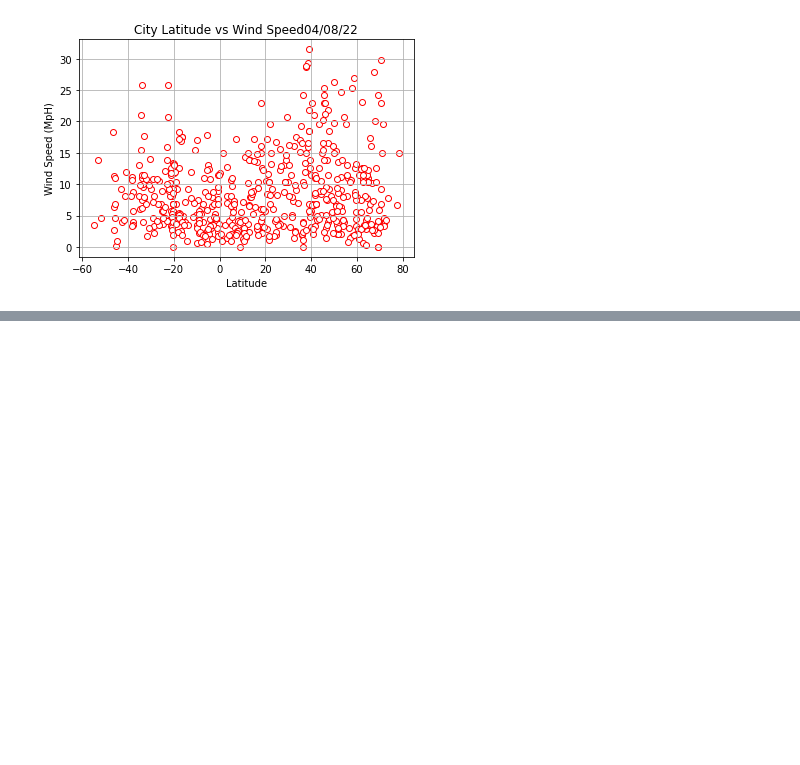
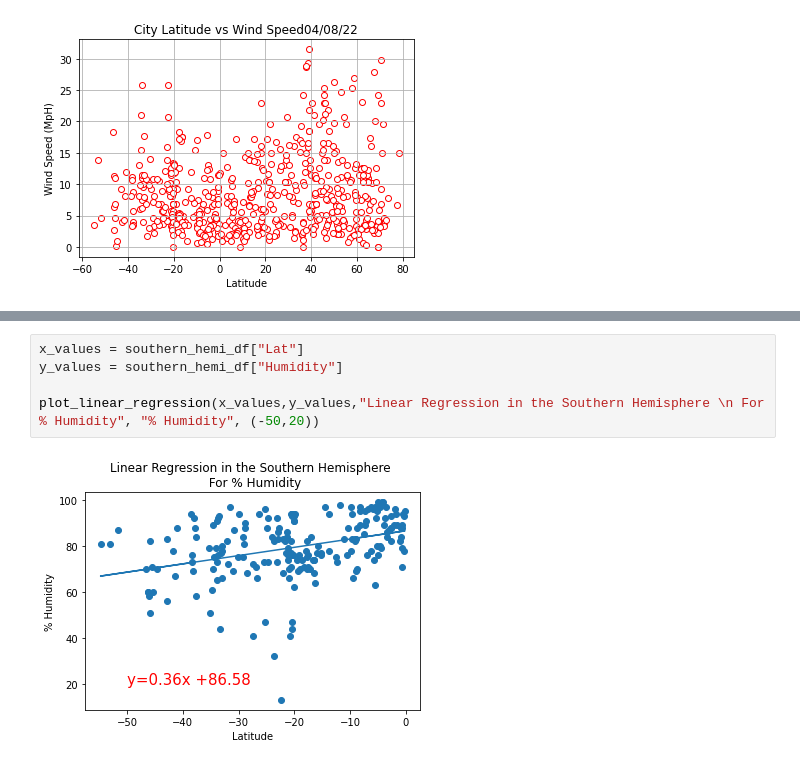
Before and after one commit to mustafaikizler/World_Weather_Analysis, a Jupyter notebook: WeatherPy.ipynb, the cells around one changed output, grey strips where cells are left out. Drawn from its saved outputs; the diff is of its cells as text; blank space fills up the shorter version.

```diff
--- a/WeatherPy.ipynb
+++ b/WeatherPy.ipynb
@@ -265,0 +355,7 @@ plt.show()
+# %%
+x_values = southern_hemi_df["Lat"]
+y_values = southern_hemi_df["Humidity"]
+
+plot_linear_regression(x_values,y_values,"Linear Regression in the Southern Hemisphere \n For % Humidity", "% Humidity", (-50,20))
+# %% [output]
+[figure, added]
```
Also changed, not shown: parts of 22 cells of this notebook.
